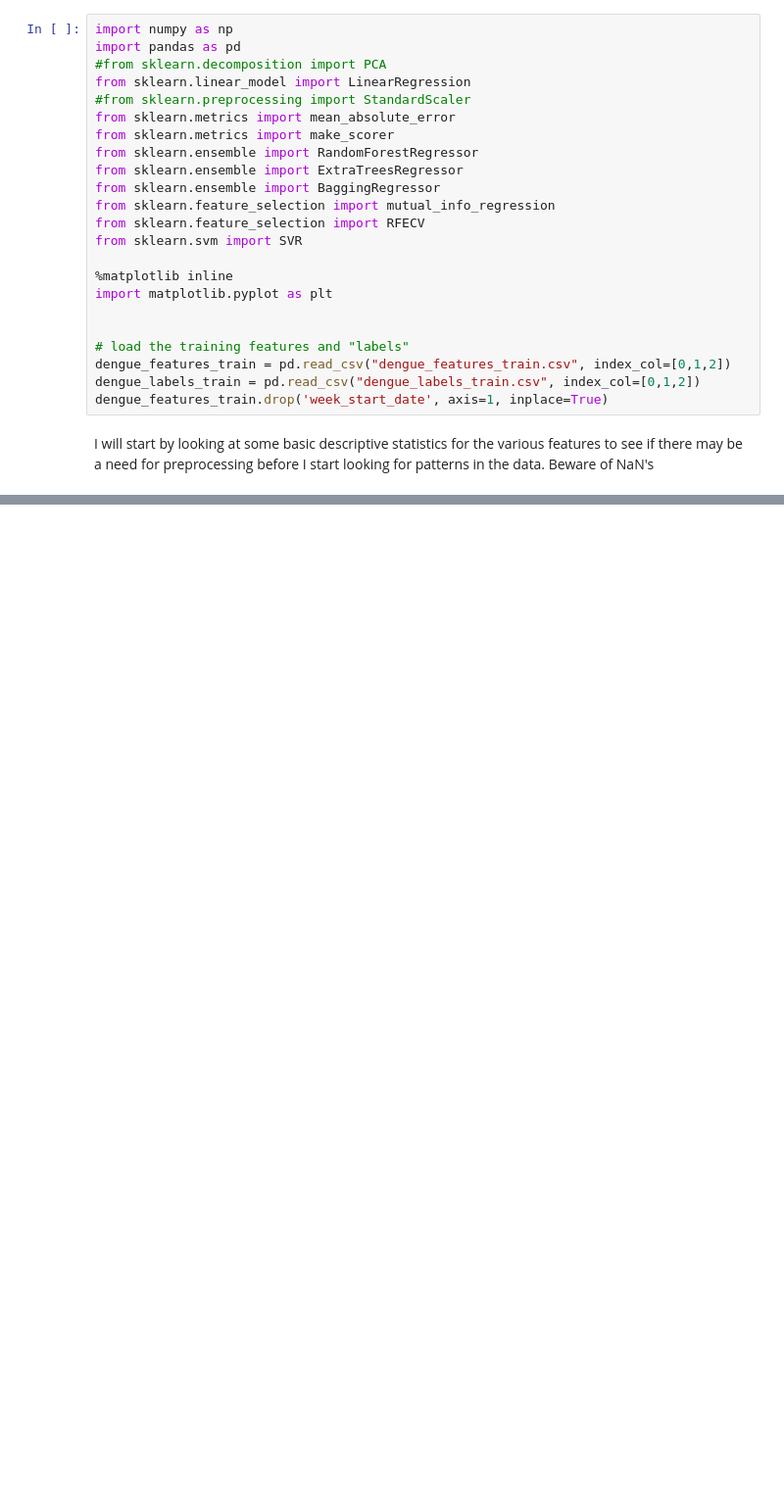
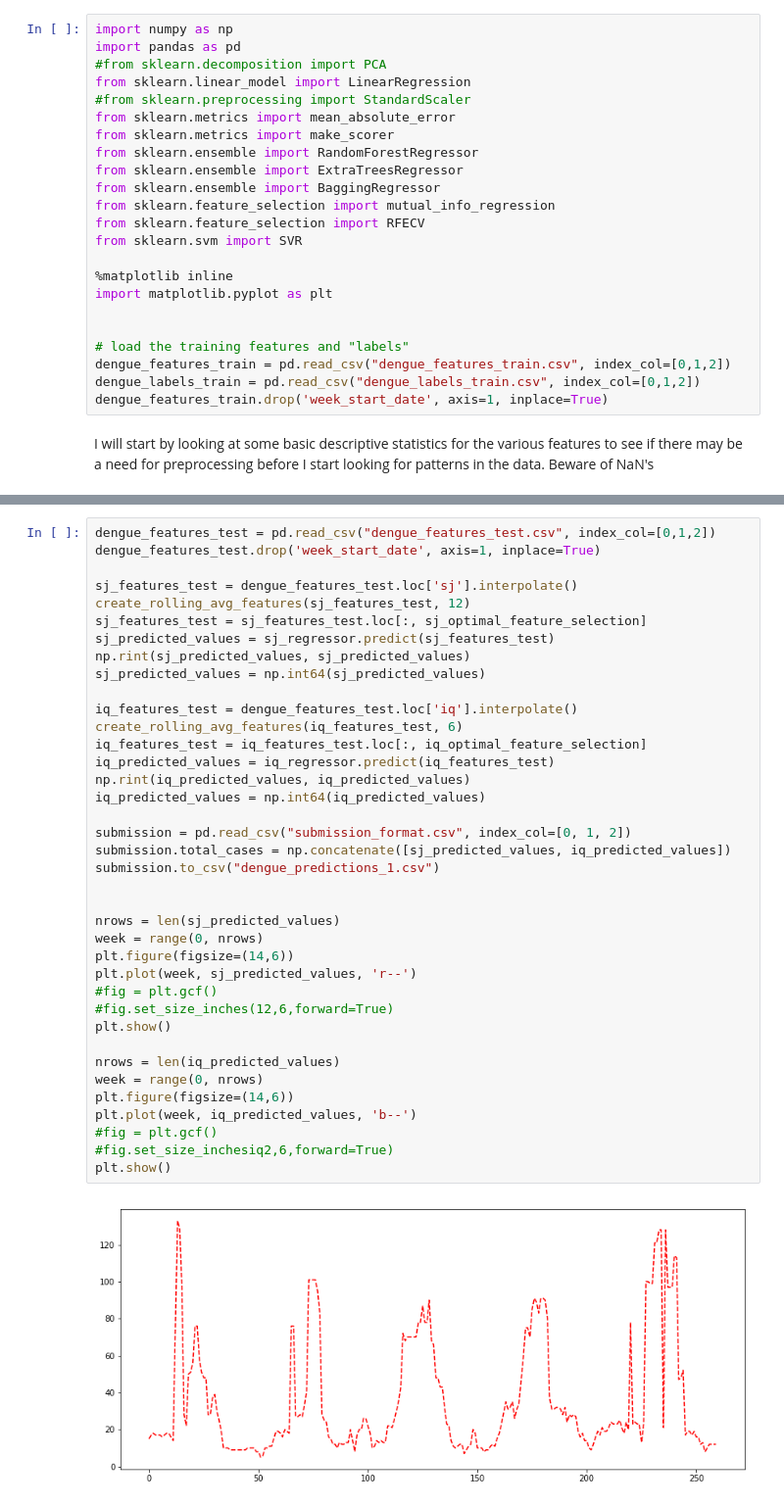
Before and after one commit to TimGore/udacity-machine-learning-projects, a Jupyter notebook: capstone/model/dengue.ipynb, the cells around one changed output, grey strips where cells are left out. Shown at 98% size. Saved outputs shown, nothing was run; the diff lists cells and outputs as text; blank space fills up the shorter version.

```diff
--- a/capstone/model/dengue.ipynb
+++ b/capstone/model/dengue.ipynb
@@ -323,0 +320,40 @@ fri   4.0     3.0
+# %%
+dengue_features_test = pd.read_csv("dengue_features_test.csv", index_col=[0,1,2])
+dengue_features_test.drop('week_start_date', axis=1, inplace=True)
+
+sj_features_test = dengue_features_test.loc['sj'].interpolate()
+create_rolling_avg_features(sj_features_test, 12)
+sj_features_test = sj_features_test.loc[:, sj_optimal_feature_selection]
+sj_predicted_values = sj_regressor.predict(sj_features_test)
+np.rint(sj_predicted_values, sj_predicted_values)
+sj_predicted_values = np.int64(sj_predicted_values)
+
+iq_features_test = dengue_features_test.loc['iq'].interpolate()
+create_rolling_avg_features(iq_features_test, 6)
+iq_features_test = iq_features_test.loc[:, iq_optimal_feature_selection]
+iq_predicted_values = iq_regressor.predict(iq_features_test)
+np.rint(iq_predicted_values, iq_predicted_values)
+iq_predicted_values = np.int64(iq_predicted_values)
+
+submission = pd.read_csv("submission_format.csv", index_col=[0, 1, 2])
+submission.total_cases = np.concatenate([sj_predicted_values, iq_predicted_values])
+submission.to_csv("dengue_predictions_1.csv")
+
+
+nrows = len(sj_predicted_values)
+week = range(0, nrows)
+plt.figure(figsize=(14,6))
+plt.plot(week, sj_predicted_values, 'r--')
+#fig = plt.gcf()
+#fig.set_size_inches(12,6,forward=True)
+plt.show()
+
+nrows = len(iq_predicted_values)
+week = range(0, nrows)
+plt.figure(figsize=(14,6))
+plt.plot(week, iq_predicted_values, 'b--')
+#fig = plt.gcf()
+#fig.set_size_inchesiq2,6,forward=True)
+plt.show()
+# %% [output]
+[figure, added]
```
Also changed, not shown: parts of 6 cells of this notebook, 1 other file.
